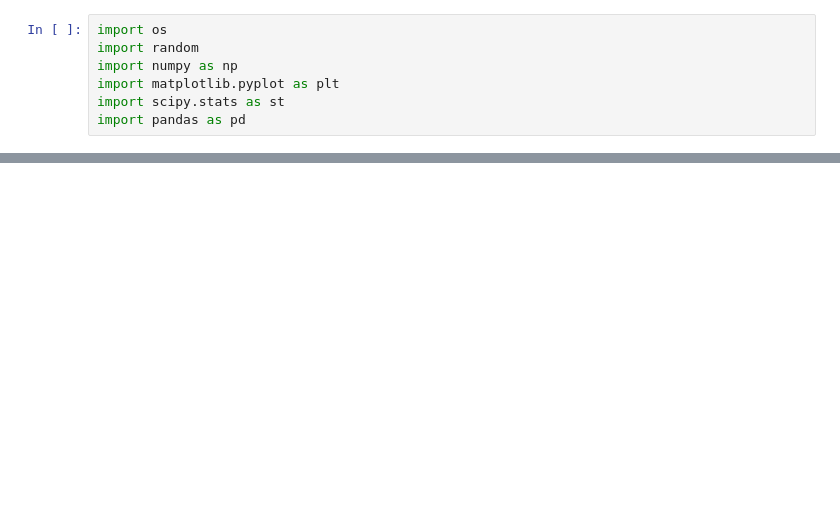
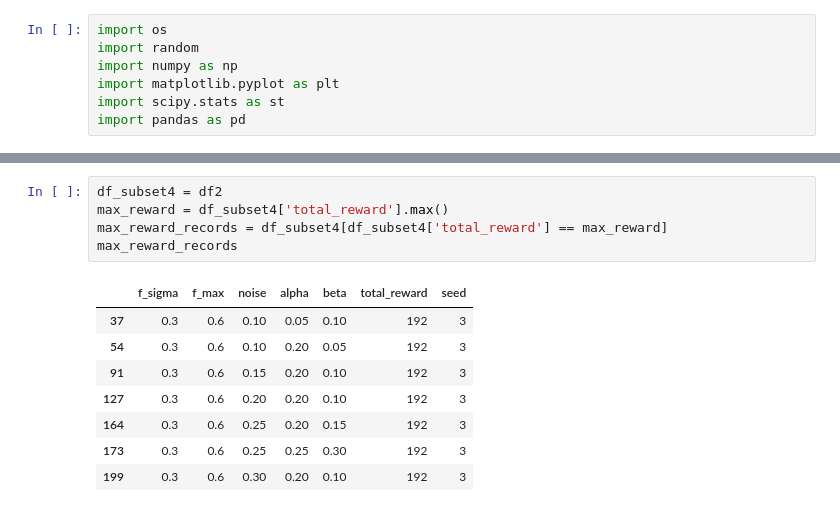
Before and after one commit to taikicoco/gauusian_process_bandit, a Jupyter notebook: app/bandit/results/plot.ipynb, the cells around one changed output, grey strips where cells are left out. Drawn from its saved outputs; the diff is of its cells as text; blank space fills up the shorter version.

```diff
--- a/app/bandit/results/plot.ipynb
+++ b/app/bandit/results/plot.ipynb
@@ -114,2 +93,16 @@ plt.show()
+# %%
+df_subset4 = df2
+max_reward = df_subset4['total_reward'].max()
+max_reward_records = df_subset4[df_subset4['total_reward'] == max_reward]
+max_reward_records
+# %% [output]
+|  | f_sigma | f_max | noise | alpha | beta | total_reward | seed |
+| 37 | 0.3 | 0.6 | 0.10 | 0.05 | 0.10 | 192 | 3 |
+| 54 | 0.3 | 0.6 | 0.10 | 0.20 | 0.05 | 192 | 3 |
+| 91 | 0.3 | 0.6 | 0.15 | 0.20 | 0.10 | 192 | 3 |
+| 127 | 0.3 | 0.6 | 0.20 | 0.20 | 0.10 | 192 | 3 |
+| 164 | 0.3 | 0.6 | 0.25 | 0.20 | 0.15 | 192 | 3 |
+| 173 | 0.3 | 0.6 | 0.25 | 0.25 | 0.30 | 192 | 3 |
+| 199 | 0.3 | 0.6 | 0.30 | 0.20 | 0.10 | 192 | 3 |
 # %%
 df = pd.read_csv('./csv/gp_ts/gp_ts.csv')
```
Also changed, not shown: parts of 15 cells of this notebook, 3 other files.
